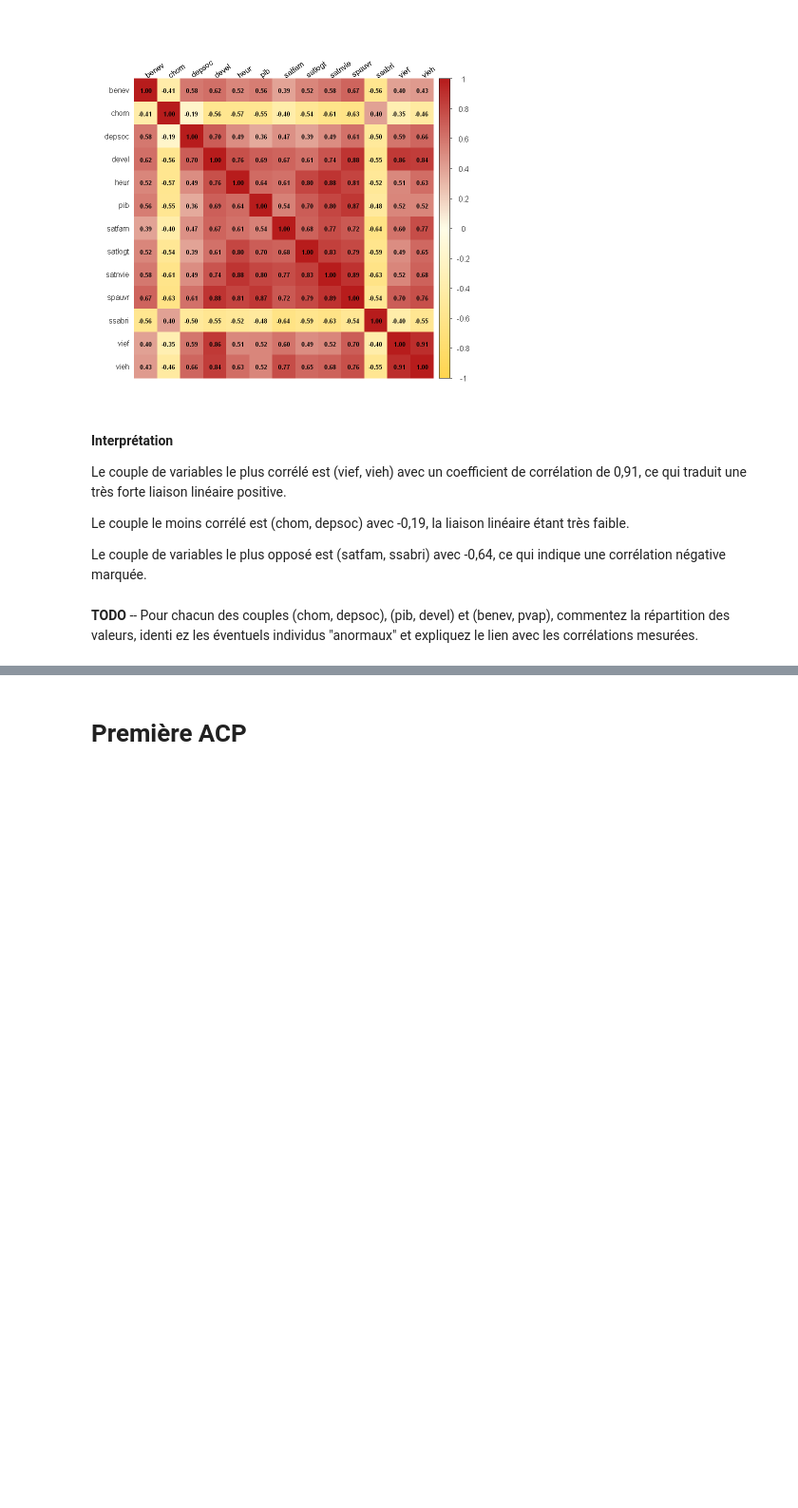
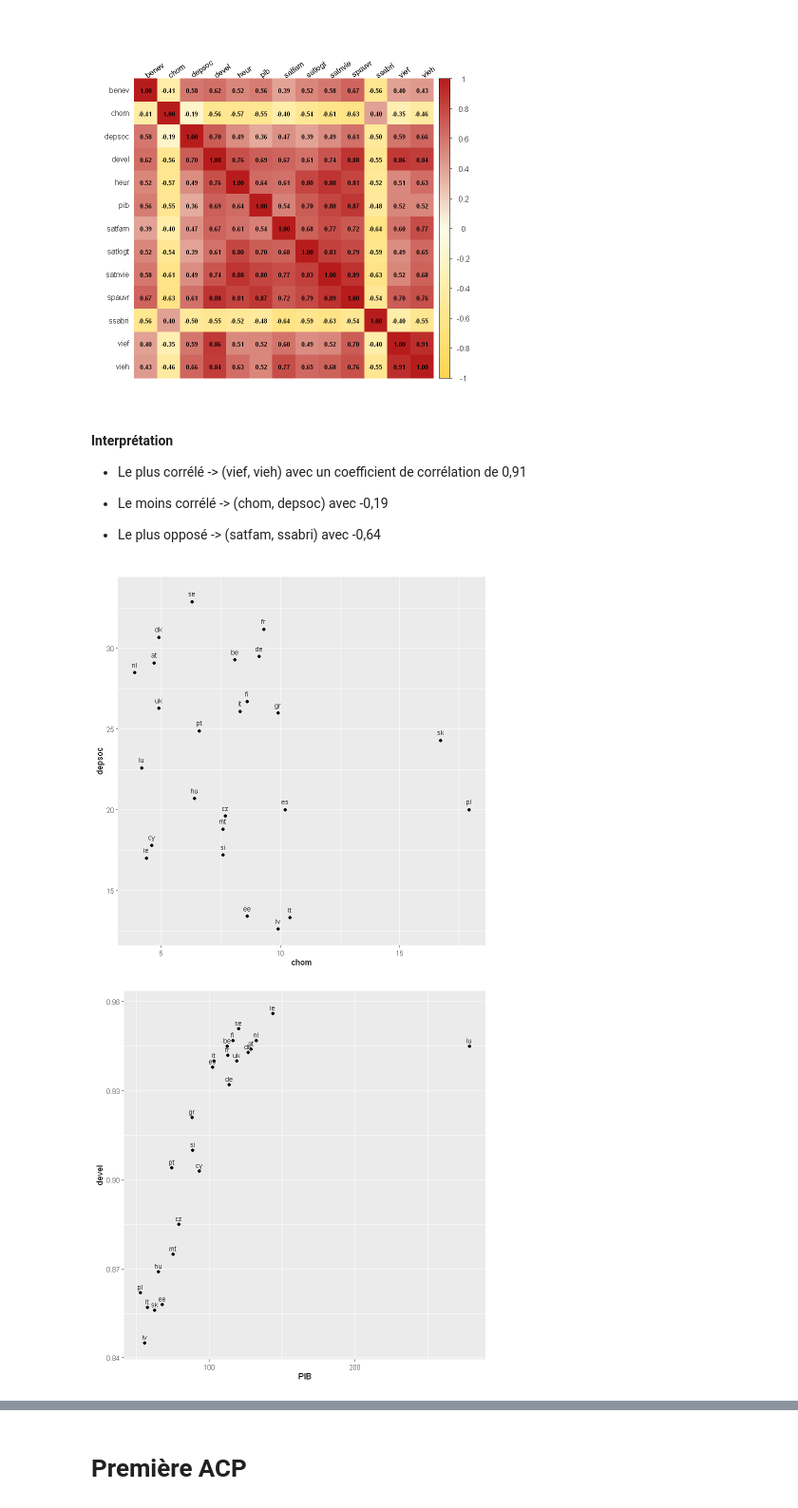
Before and after one commit to pau-anto/MathsForR, a Jupyter notebook: acp/europe_data.ipynb, the cells around one changed output, grey strips where cells are left out. Shown at 95% size. Drawn from its saved outputs; the diff is of its cells as text; code cells hidden in the pictures; blank space fills up the shorter version.

```diff
--- a/acp/europe_data.ipynb
+++ b/acp/europe_data.ipynb
@@ -119,12 +114,25 @@ corrplot(cor_mat,
 # %% [markdown]
 **Interprétation**
 
-Le couple de variables le plus corrélé est (vief, vieh) avec un coefficient de corrélation de 0,91, ce qui traduit une très forte liaison linéaire positive.
+- Le plus corrélé -> (vief, vieh) avec un coefficient de corrélation de 0,91
 
-Le couple le moins corrélé est (chom, depsoc) avec -0,19, la liaison linéaire étant très faible.
+- Le moins corrélé -> (chom, depsoc) avec -0,19
 
-Le couple de variables le plus opposé est (satfam, ssabri) avec -0,64, ce qui indique une corrélation négative marquée.
+- Le plus opposé -> (satfam, ssabri) avec -0,64
-# %% [markdown]
-**TODO** -- Pour chacun des couples (chom, depsoc), (pib, devel) et (benev, pvap), commentez la répartition
-des valeurs, identi ez les éventuels individus "anormaux" et expliquez le lien avec les corrélations
-mesurées.
+# %%
+rownames(europe) <- europe[, 1]
+
+# Graphe avec labels pays pour identifier visuellement
+ggplot(europe, aes(x = chom, y = depsoc, label = rownames(europe))) +
+  geom_point() +
+  geom_text(nudge_y = 0.5, size = 3) +
+  labs(x = "chom", y = "depsoc")
+
+# Idem pour PIB / devel
+ggplot(europe, aes(x = pib, y = devel, label = rownames(europe))) +
+  geom_point() +
+  geom_text(nudge_y = 0.002, size = 3) +
+  labs(x = "PIB", y = "devel")
+# %% [output]
+[figure, added]
+[figure, added]
```
Also changed, not shown: parts of 14 cells of this notebook.
